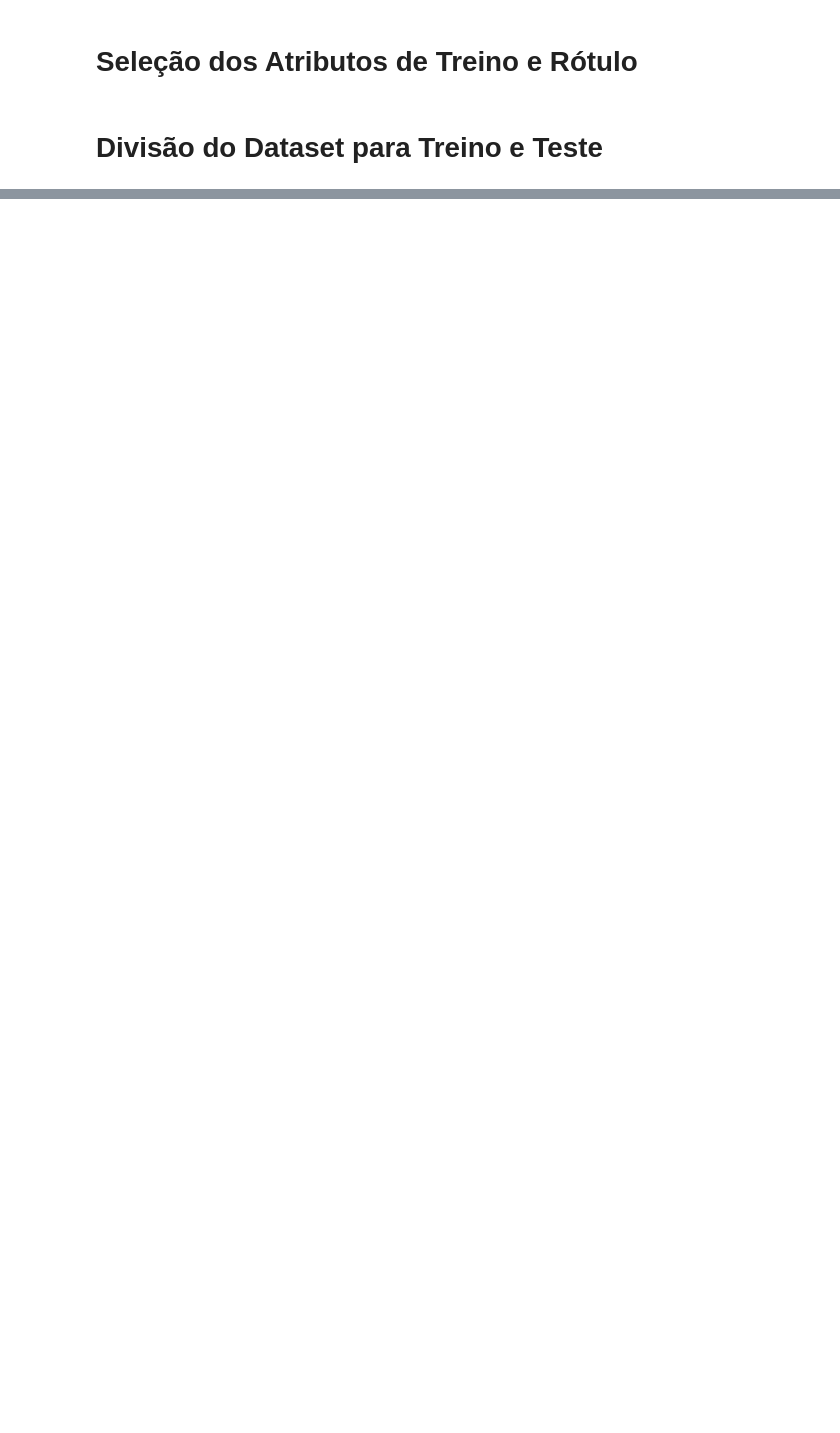
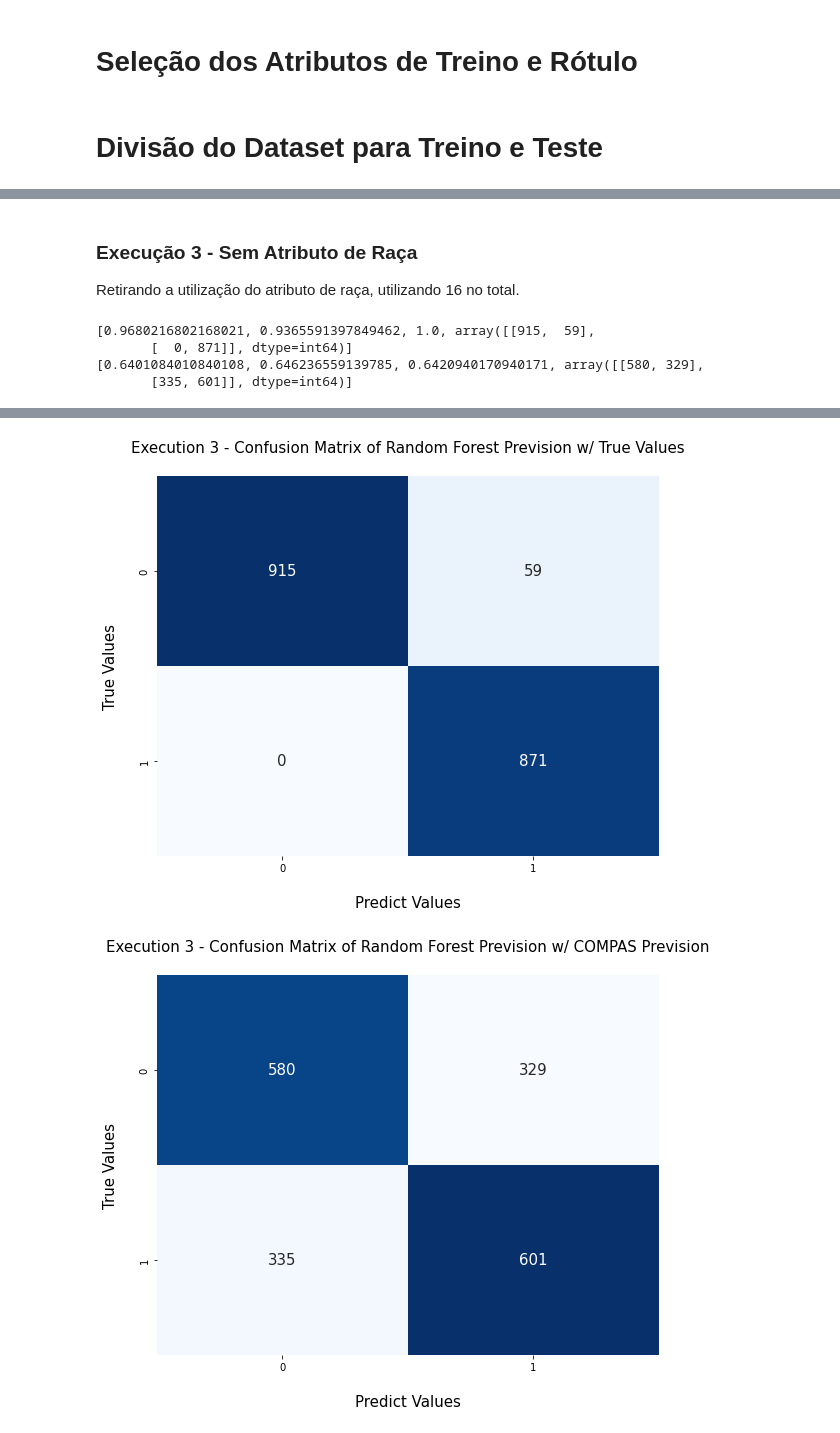
Before and after one commit to rodolfobolconte/fairness-testing, a Jupyter notebook: compas-tests/dataset-fit-and-predict.ipynb, the cells around one changed output, grey strips where cells are left out. Drawn from its saved outputs; the diff is of its cells as text; code cells hidden in the pictures; blank space fills up the shorter version.

```diff
--- a/compas-tests/dataset-fit-and-predict.ipynb
+++ b/compas-tests/dataset-fit-and-predict.ipynb
@@ -373,0 +323,35 @@ Text(60.0, 0.5, 'True Values\n')
+# %% [markdown]
+### Execução 3 - Sem Atributo de Raça
+
+Retirando a utilização do atributo de raça, utilizando 16 no total.
+# %%
+# rf = RandomForestClassifier()
+# gb = GradientBoostingClassifier()
+
+# features = ['sex', 'age', 'juv_fel_count', 'decile_score', 'juv_misd_count', 'juv_other_count', 'priors_count', 'days_b_screening_arrest', 'c_charge_degree', 'is_recid', 'r_charge_degree', 'r_days_from_arrest', 'is_violent_recid', 'vr_charge_degree', 'prison_days', 'custody_days']
+
+# rf.fit(train_x[features], train_y)
+# gb.fit(train_x[features], train_y)
+
+# ex3_prev_rf = rf.predict(test_x[features])
+# ex3_prev_gb = gb.predict(test_x[features])
+
+ex3_features = ['sex', 'age', 'juv_fel_count', 'decile_score', 'juv_misd_count', 'juv_other_count', 'priors_count', 'days_b_screening_arrest', 'c_charge_degree', 'is_recid', 'r_charge_degree', 'r_days_from_arrest', 'is_violent_recid', 'vr_charge_degree', 'prison_days', 'custody_days']
+
+ex3_metrics_prevision, ex3_metrics_compas = fit_predict(split_dataset, ex3_features)
+
+print(ex3_metrics_prevision)
+print(ex3_metrics_compas)
+
+plot_bar_graph('Execution 3 - Random Forest Prevision Metrics',
+                ex3_metrics_prevision,
+                ex3_metrics_compas)
+plot_confusion_matrix_graph('Execution 3 - Confusion Matrix of Random Forest Prevision w/ True Values',
+                            ex3_metrics_prevision[3])
+plot_confusion_matrix_graph('Execution 3 - Confusion Matrix of Random Forest Prevision w/ COMPAS Prevision',
+                            ex3_metrics_compas[3])
+# %% [output]
+[0.9680216802168021, 0.9365591397849462, 1.0, array([[915,  59],
+       [  0, 871]], dtype=int64)]
+[0.6401084010840108, 0.646236559139785, 0.6420940170940171, array([[580, 329],
+       [335, 601]], dtype=int64)]
@@ -373,0 +359,2 @@ Text(60.0, 0.5, 'True Values\n')
+[figure, added]
+[figure, added]
```
Also changed, not shown: parts of 62 cells of this notebook, 5 other files.
